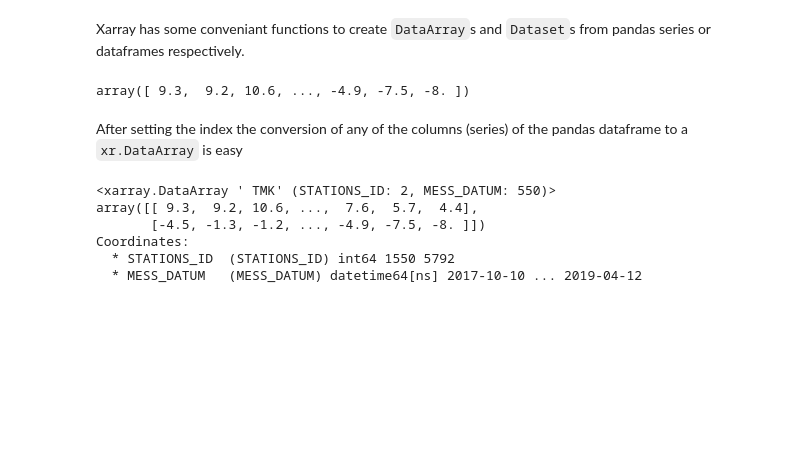
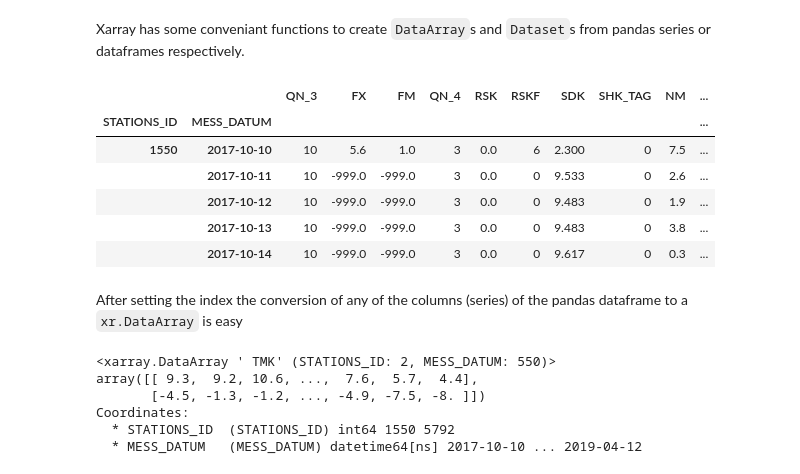
Before and after one commit to python-kurs/sommersemester_2019, a Jupyter notebook: content/units/S01E05.ipynb, the cells around one changed output. Drawn from its saved outputs; the diff is of its cells as text; code cells hidden in the pictures; blank space fills up the shorter version.

```diff
--- a/content/units/S01E05.ipynb
+++ b/content/units/S01E05.ipynb
@@ -779,18 +779,21 @@ Attributes:
 # %% [markdown]
 Xarray has some conveniant functions to create `DataArray`s and `Dataset`s from pandas series or dataframes respectively.
 # %%
-
 import pandas as pd
 garmisch  = pd.read_csv("../data/produkt_klima_tag_20171010_20190412_01550.txt", parse_dates=["MESS_DATUM"], sep=";")
 zugspitze = pd.read_csv("../data/produkt_klima_tag_20171010_20190412_05792.txt", parse_dates=["MESS_DATUM"], sep=";")
 
 klima_tag = pd.concat([garmisch, zugspitze])
 klima_tag = klima_tag.set_index(["STATIONS_ID", "MESS_DATUM"])
 klima_tag.head()
-
-klima_tag[" TMK"].values
 # %% [output]
-array([ 9.3,  9.2, 10.6, ..., -4.9, -7.5, -8. ])
+|  |  | QN_3 | FX | FM | QN_4 | RSK | RSKF | SDK | SHK_TAG | NM | ... |
+| STATIONS_ID | MESS_DATUM |  |  |  |  |  |  |  |  |  | ... |
+| 1550 | 2017-10-10 | 10 | 5.6 | 1.0 | 3 | 0.0 | 6 | 2.300 | 0 | 7.5 | ... |
+|  | 2017-10-11 | 10 | -999.0 | -999.0 | 3 | 0.0 | 0 | 9.533 | 0 | 2.6 | ... |
+|  | 2017-10-12 | 10 | -999.0 | -999.0 | 3 | 0.0 | 0 | 9.483 | 0 | 1.9 | ... |
+|  | 2017-10-13 | 10 | -999.0 | -999.0 | 3 | 0.0 | 0 | 9.483 | 0 | 3.8 | ... |
+|  | 2017-10-14 | 10 | -999.0 | -999.0 | 3 | 0.0 | 0 | 9.617 | 0 | 0.3 | ... |
 # %% [markdown]
 After setting the index the conversion of any of the columns (series) of the pandas dataframe  to a `xr.DataArray` is easy
 # %%
```
Also changed, not shown: parts of 16 cells of this notebook.
